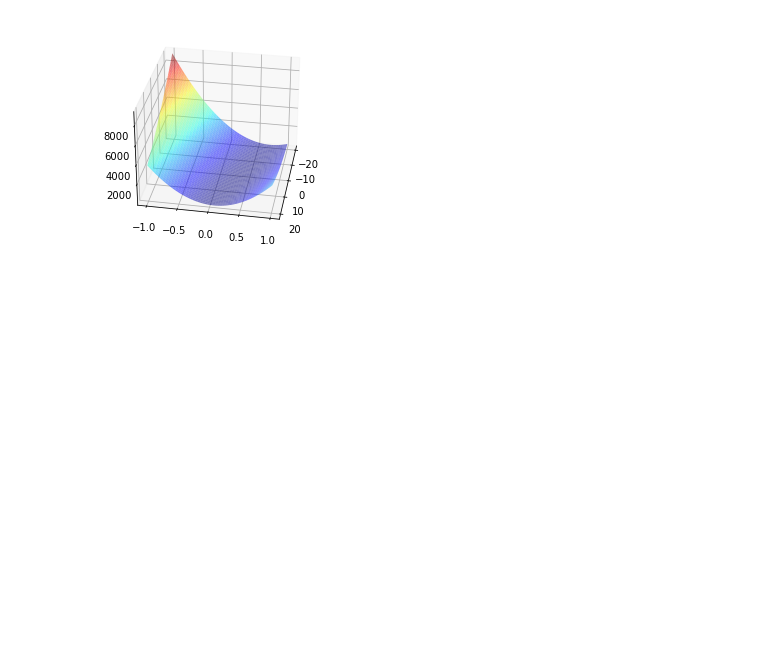
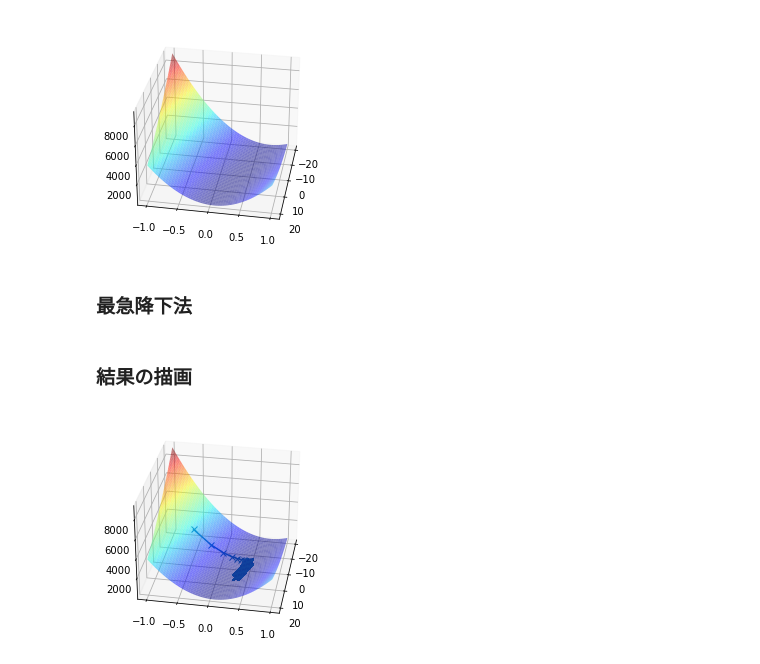
Before and after one commit to shu-suzuki-1124/machine_learning_practice, a Jupyter notebook: lesson1.ipynb, the cells around one changed output. Cells and saved outputs as stored; diff of their text form; code cells hidden in the pictures; blank space fills up the shorter version.

Commit message:
最急降下法-回帰直線当てはめ

```diff
--- a/lesson1.ipynb
+++ b/lesson1.ipynb
@@ -79,3 +79,48 @@ ax.plot_surface(theta_0_ax.T, theta_1_ax.T, Z, cmap='jet', alpha=0.5)
 ax.view_init(elev=30, azim=10)
 # %% [output]
 [figure]
+# %% [markdown]
+### 最急降下法
+# %%
+# 初期値
+# 初期値ランダムの場合
+# theta_0_init = np.random.uniform(min_0, max_0)
+theta_0_init = -5
+theta_1_init = -0.5
+
+# thetaを更新する関数
+def update_theta0(theta_0, theta_1, x, y, alpha=0.05):
+    return theta_0 - alpha * 2 * np.mean((theta_0 + theta_1 * x) - y)
+
+def update_theta1(theta_0, theta_1, x, y, alpha=0.05):
+    return theta_1 - alpha * 2 * np.mean(((theta_0 + theta_1 * x) - y) * x)
+
+# 学習する量。エポック
+epochs = 100000
+alpha = 0.00005
+
+theta_0_hist = []
+theta_1_hist = []
+
+# 初期化
+theta_0_hist.append(theta_0_init)
+theta_1_hist.append(theta_1_init)
+
+for _ in range(epochs):
+    updated_theta_0 = update_theta0(theta_0_hist[-1], theta_1_hist[-1], x=x, y=y, alpha=alpha)
+    updated_theta_1 = update_theta1(theta_0_hist[-1], theta_1_hist[-1], x=x, y=y, alpha=alpha)
+    theta_0_hist.append(updated_theta_0)
+    theta_1_hist.append(updated_theta_1)
+# %% [markdown]
+### 結果の描画
+# %%
+# 同じindexの要素を組み合わせる
+cost_hist = [cost_func(*param, x=x, y=y) for param in zip(theta_0_hist, theta_1_hist)]
+# %%
+ax = plt.axes(projection="3d")
+ax.plot(theta_0_hist, theta_1_hist, cost_hist, 'x-')
+# X, Y, Zが２次元である必要がある
+ax.plot_surface(theta_0_ax.T, theta_1_ax.T, Z, cmap='jet', alpha=0.5)
+ax.view_init(elev=30, azim=10)
+# %% [output]
+[figure, added]
```
Also changed, not shown: parts of 2 cells of this notebook.
